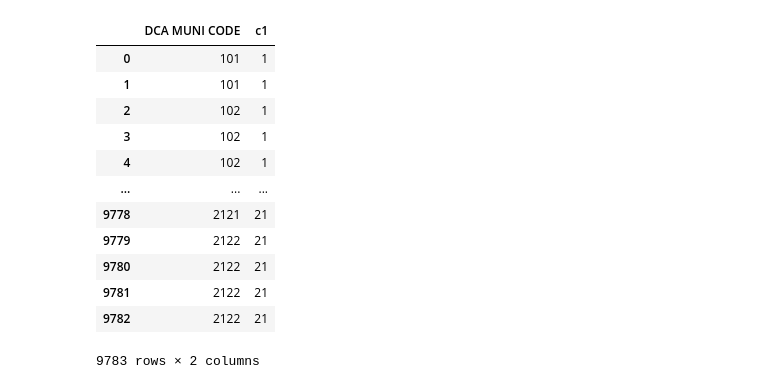
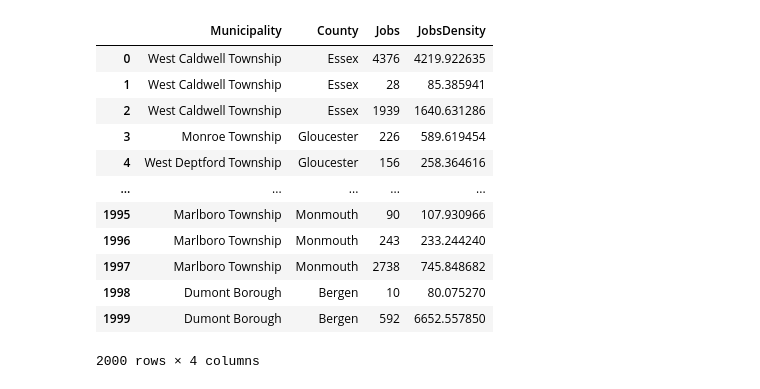
Before and after one commit to BrianKEverett/County-Line, a Jupyter notebook: PS6_Everett.ipynb, the cells around one changed output. Saved outputs shown, nothing was run; the diff lists cells and outputs as text; code cells hidden in the pictures.

```diff
--- a/PS6_Everett.ipynb
+++ b/PS6_Everett.ipynb
@@ -96,18 +95,0 @@ jobs=pd.read_csv('https://raw.githubusercontent.com/BrianKEverett/County-Line/ma
-# %%
-permits['c']=permits['DCA MUNI CODE'].astype(str)
-permits['c1']=permits['c'].str[:-2]
-permits[['DCA MUNI CODE','c1']]
-# %% [output]
-|  | DCA MUNI CODE | c1 |
-| 0 | 101 | 1 |
-| 1 | 101 | 1 |
-| 2 | 102 | 1 |
-| 3 | 102 | 1 |
-| 4 | 102 | 1 |
-| ... | ... | ... |
-| 9778 | 2121 | 21 |
-| 9779 | 2122 | 21 |
-| 9780 | 2122 | 21 |
-| 9781 | 2122 | 21 |
-| 9782 | 2122 | 21 |
-9783 rows × 2 columns
@@ -124,0 +125,16 @@ municodes = municodes.rename(columns={'COUNTY_NAME_COMMON': 'County'})
+# %%
+jobs
+# %% [output]
+|  | Municipality | County | Jobs | JobsDensity |
+| 0 | West Caldwell Township | Essex | 4376 | 4219.922635 |
+| 1 | West Caldwell Township | Essex | 28 | 85.385941 |
+| 2 | West Caldwell Township | Essex | 1939 | 1640.631286 |
+| 3 | Monroe Township | Gloucester | 226 | 589.619454 |
+| 4 | West Deptford Township | Gloucester | 156 | 258.364616 |
+| ... | ... | ... | ... | ... |
+| 1995 | Marlboro Township | Monmouth | 90 | 107.930966 |
+| 1996 | Marlboro Township | Monmouth | 243 | 233.244240 |
+| 1997 | Marlboro Township | Monmouth | 2738 | 745.848682 |
+| 1998 | Dumont Borough | Bergen | 10 | 80.075270 |
+| 1999 | Dumont Borough | Bergen | 592 | 6652.557850 |
+2000 rows × 4 columns
```
Also changed, not shown: parts of 20 cells of this notebook.
